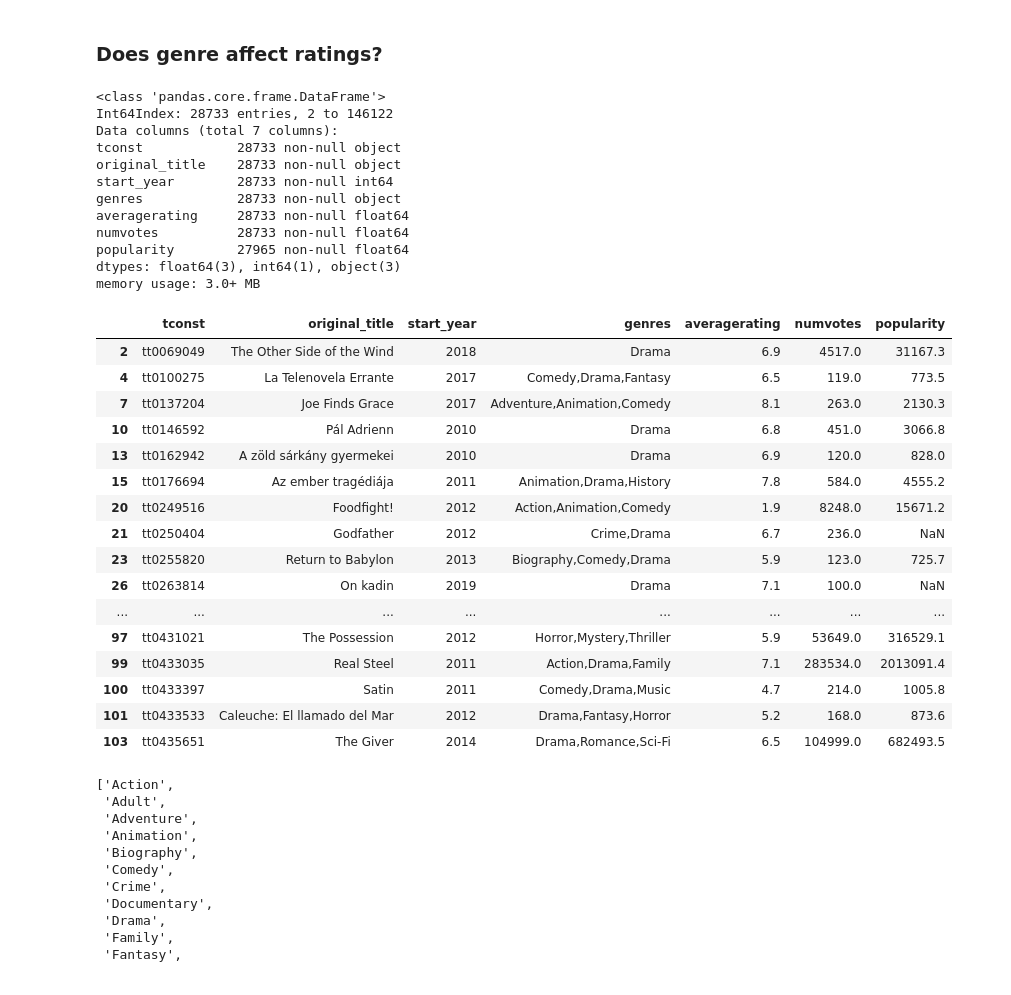
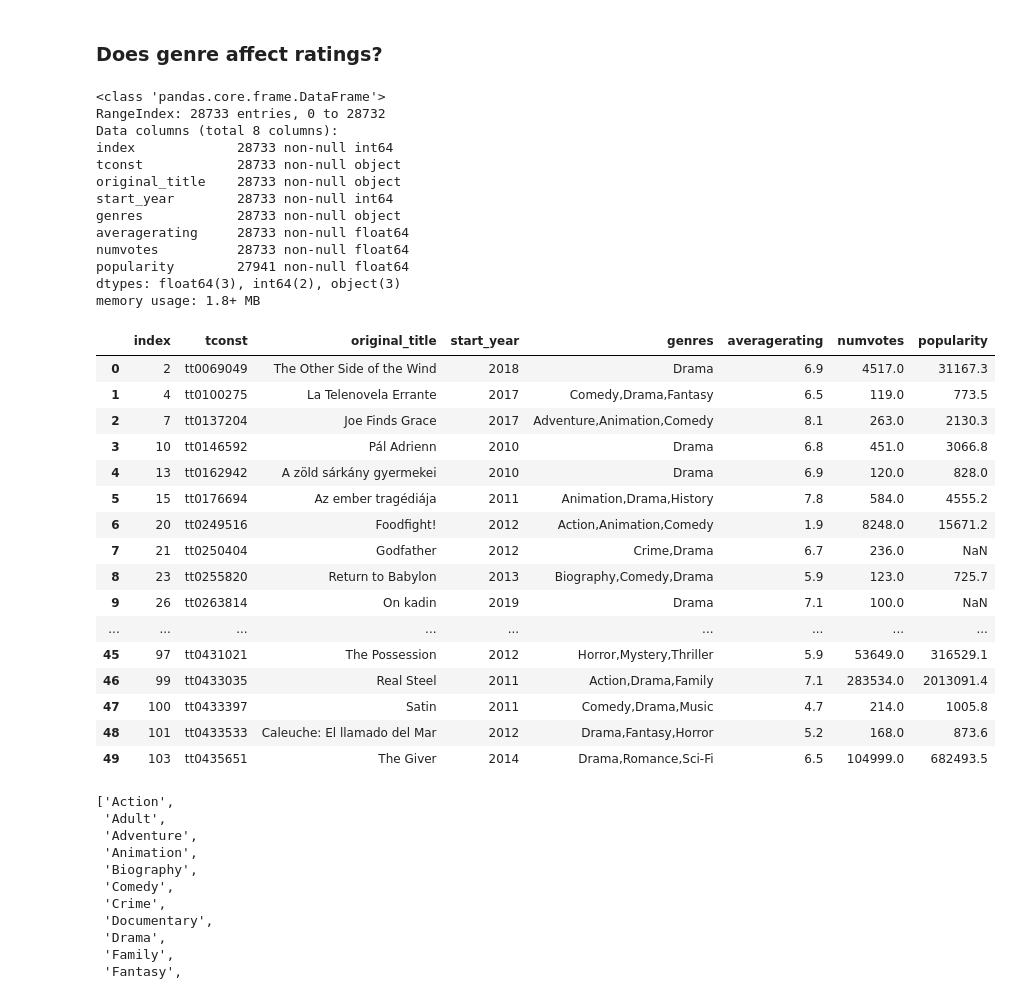
Before and after one commit to lilisbeit/Microsoft-Movies-Project, a Jupyter notebook: Microsoft-Movies-Notebook.ipynb, the cells around one changed output. Cells and saved outputs as stored; diff of their text form; code cells hidden in the pictures.

Commit message:
genre df

```diff
--- a/Microsoft-Movies-Notebook.ipynb
+++ b/Microsoft-Movies-Notebook.ipynb
@@ -453,52 +453,56 @@ fig
 # %%
 # create runtime vs ratings df
 genre_ratings_df = imdb_title_basics_df.merge(imdb_title_ratings_df,how='left', on='tconst')
 
 #drop unnecessary columns
 genre_ratings_df.drop(columns=['primary_title','runtime_minutes'], inplace=True)
 
 # drop rows with no ratings or genres
 genre_ratings_df.dropna(subset=['averagerating','genres'], inplace=True)
 
 #drop rows with number of votes < 100
 genre_ratings_df = genre_ratings_df.loc[genre_ratings_df['numvotes'] >= 100]
 
 #add Popularity column (product of 'averagerating' and 'numvotes')
 genre_ratings_df['popularity'] = (genre_ratings_df['averagerating'])*runtime_ratings_df['numvotes']
 
+#reset index
+genre_ratings_df.reset_index(inplace=True)
+
 genre_ratings_df.info()
 # genre_ratings_df.describe()
 genre_ratings_df.head(50)
 # %% [output]
 <class 'pandas.core.frame.DataFrame'>
-Int64Index: 28733 entries, 2 to 146122
-Data columns (total 7 columns):
+RangeIndex: 28733 entries, 0 to 28732
+Data columns (total 8 columns):
+index             28733 non-null int64
 tconst            28733 non-null object
 original_title    28733 non-null object
 start_year        28733 non-null int64
 genres            28733 non-null object
 averagerating     28733 non-null float64
 numvotes          28733 non-null float64
-popularity        27965 non-null float64
-dtypes: float64(3), int64(1), object(3)
-memory usage: 3.0+ MB
+popularity        27941 non-null float64
+dtypes: float64(3), int64(2), object(3)
+memory usage: 1.8+ MB
-|  | tconst | original_title | start_year | genres | averagerating | numvotes | popularity |
-| 2 | tt0069049 | The Other Side of the Wind | 2018 | Drama | 6.9 | 4517.0 | 31167.3 |
-| 4 | tt0100275 | La Telenovela Errante | 2017 | Comedy,Drama,Fantasy | 6.5 | 119.0 | 773.5 |
-| 7 | tt0137204 | Joe Finds Grace | 2017 | Adventure,Animation,Comedy | 8.1 | 263.0 | 2130.3 |
-| 10 | tt0146592 | Pál Adrienn | 2010 | Drama | 6.8 | 451.0 | 3066.8 |
-| 13 | tt0162942 | A zöld sárkány gyermekei | 2010 | Drama | 6.9 | 120.0 | 828.0 |
-| 15 | tt0176694 | Az ember tragédiája | 2011 | Animation,Drama,History | 7.8 | 584.0 | 4555.2 |
-| 20 | tt0249516 | Foodfight! | 2012 | Action,Animation,Comedy | 1.9 | 8248.0 | 15671.2 |
-| 21 | tt0250404 | Godfather | 2012 | Crime,Drama | 6.7 | 236.0 | NaN |
-| 23 | tt0255820 | Return to Babylon | 2013 | Biography,Comedy,Drama | 5.9 | 123.0 | 725.7 |
-| 26 | tt0263814 | On kadin | 2019 | Drama | 7.1 | 100.0 | NaN |
-| ... | ... | ... | ... | ... | ... | ... | ... |
-| 97 | tt0431021 | The Possession | 2012 | Horror,Mystery,Thriller | 5.9 | 53649.0 | 316529.1 |
-| 99 | tt0433035 | Real Steel | 2011 | Action,Drama,Family | 7.1 | 283534.0 | 2013091.4 |
-| 100 | tt0433397 | Satin | 2011 | Comedy,Drama,Music | 4.7 | 214.0 | 1005.8 |
-| 101 | tt0433533 | Caleuche: El llamado del Mar | 2012 | Drama,Fantasy,Horror | 5.2 | 168.0 | 873.6 |
-| 103 | tt0435651 | The Giver | 2014 | Drama,Romance,Sci-Fi | 6.5 | 104999.0 | 682493.5 |
+|  | index | tconst | original_title | start_year | genres | averagerating | numvotes | popularity |
+| 0 | 2 | tt0069049 | The Other Side of the Wind | 2018 | Drama | 6.9 | 4517.0 | 31167.3 |
+| 1 | 4 | tt0100275 | La Telenovela Errante | 2017 | Comedy,Drama,Fantasy | 6.5 | 119.0 | 773.5 |
+| 2 | 7 | tt0137204 | Joe Finds Grace | 2017 | Adventure,Animation,Comedy | 8.1 | 263.0 | 2130.3 |
+| 3 | 10 | tt0146592 | Pál Adrienn | 2010 | Drama | 6.8 | 451.0 | 3066.8 |
+| 4 | 13 | tt0162942 | A zöld sárkány gyermekei | 2010 | Drama | 6.9 | 120.0 | 828.0 |
+| 5 | 15 | tt0176694 | Az ember tragédiája | 2011 | Animation,Drama,History | 7.8 | 584.0 | 4555.2 |
+| 6 | 20 | tt0249516 | Foodfight! | 2012 | Action,Animation,Comedy | 1.9 | 8248.0 | 15671.2 |
+| 7 | 21 | tt0250404 | Godfather | 2012 | Crime,Drama | 6.7 | 236.0 | NaN |
+| 8 | 23 | tt0255820 | Return to Babylon | 2013 | Biography,Comedy,Drama | 5.9 | 123.0 | 725.7 |
+| 9 | 26 | tt0263814 | On kadin | 2019 | Drama | 7.1 | 100.0 | NaN |
+| ... | ... | ... | ... | ... | ... | ... | ... | ... |
+| 45 | 97 | tt0431021 | The Possession | 2012 | Horror,Mystery,Thriller | 5.9 | 53649.0 | 316529.1 |
+| 46 | 99 | tt0433035 | Real Steel | 2011 | Action,Drama,Family | 7.1 | 283534.0 | 2013091.4 |
+| 47 | 100 | tt0433397 | Satin | 2011 | Comedy,Drama,Music | 4.7 | 214.0 | 1005.8 |
+| 48 | 101 | tt0433533 | Caleuche: El llamado del Mar | 2012 | Drama,Fantasy,Horror | 5.2 | 168.0 | 873.6 |
+| 49 | 103 | tt0435651 | The Giver | 2014 | Drama,Romance,Sci-Fi | 6.5 | 104999.0 | 682493.5 |
 # %%
 #create list of unique IMDB genres
 genres_array = genre_ratings_df['genres'].unique()
```
Also changed, not shown: parts of 4 cells of this notebook.
